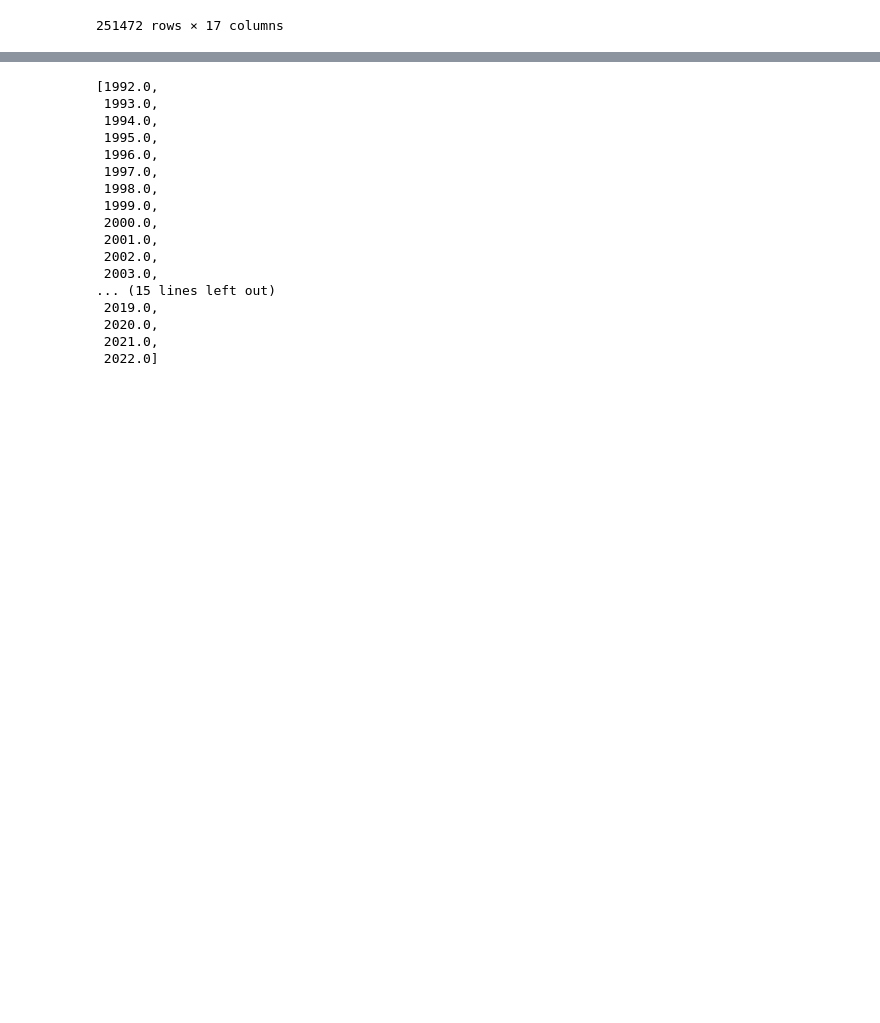
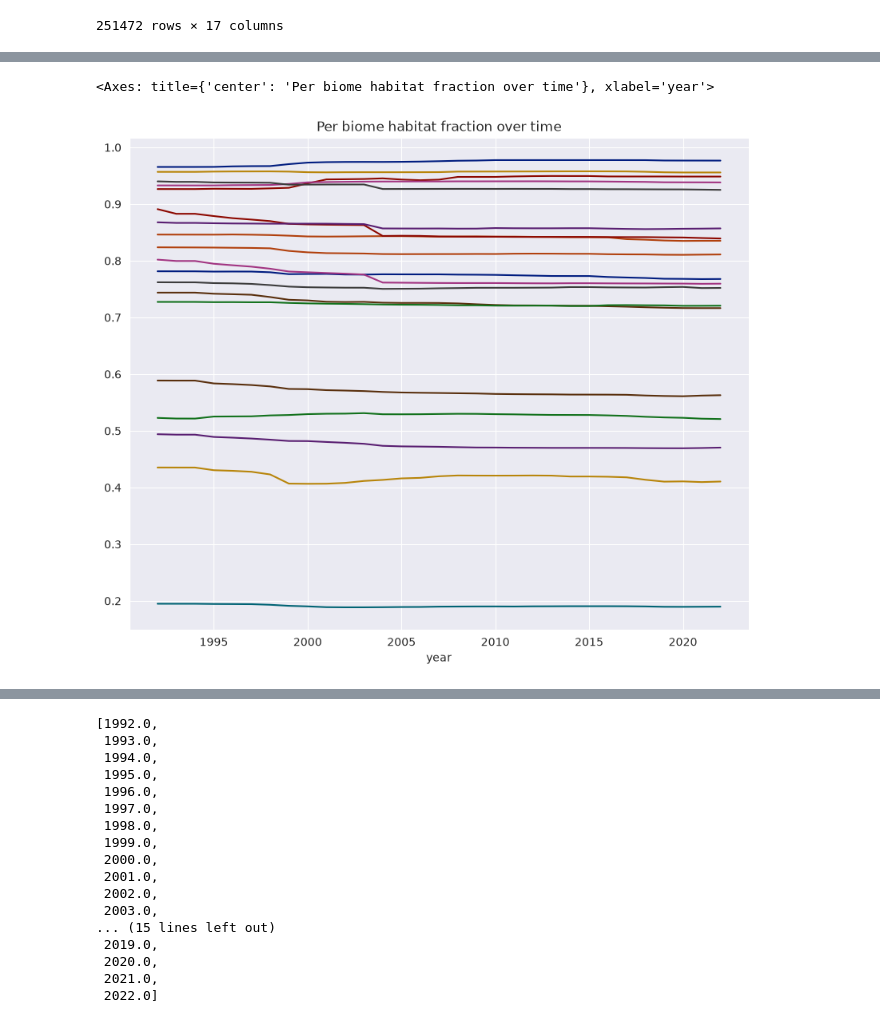
Before and after one commit to guischmitd/luh2esa, a Jupyter notebook: notebooks/02_biome_data.ipynb, the cells around one changed output, grey strips where cells are left out. Saved outputs shown, nothing was run; the diff lists cells and outputs as text; code cells hidden in the pictures; blank space fills up the shorter version.

```diff
--- a/notebooks/02_biome_data.ipynb
+++ b/notebooks/02_biome_data.ipynb
@@ -149,0 +59,3 @@ dtype: float64
+# %%
+biomes = raster_to_df(DATA_DIR / 'NTAmericas_efgs_50km.tif')
+biomes
@@ -176,0 +204,15 @@ dtype: float64
+# %%
+habitat_over_time = (
+    esa_ds.data.join(biomes)
+    .set_index(esa_ds.time_col)
+    .groupby(['our_efg', esa_ds.time_col])
+    ['habitat']
+    .mean()
+    .unstack()
+    .T
+)
+
+habitat_over_time.plot(legend=False, title='Per biome habitat fraction over time')
+# %% [output]
+<Axes: title={'center': 'Per biome habitat fraction over time'}, xlabel='year'>
+[figure, added]
```
Also changed, not shown: parts of 33 cells of this notebook, 6 other files.
